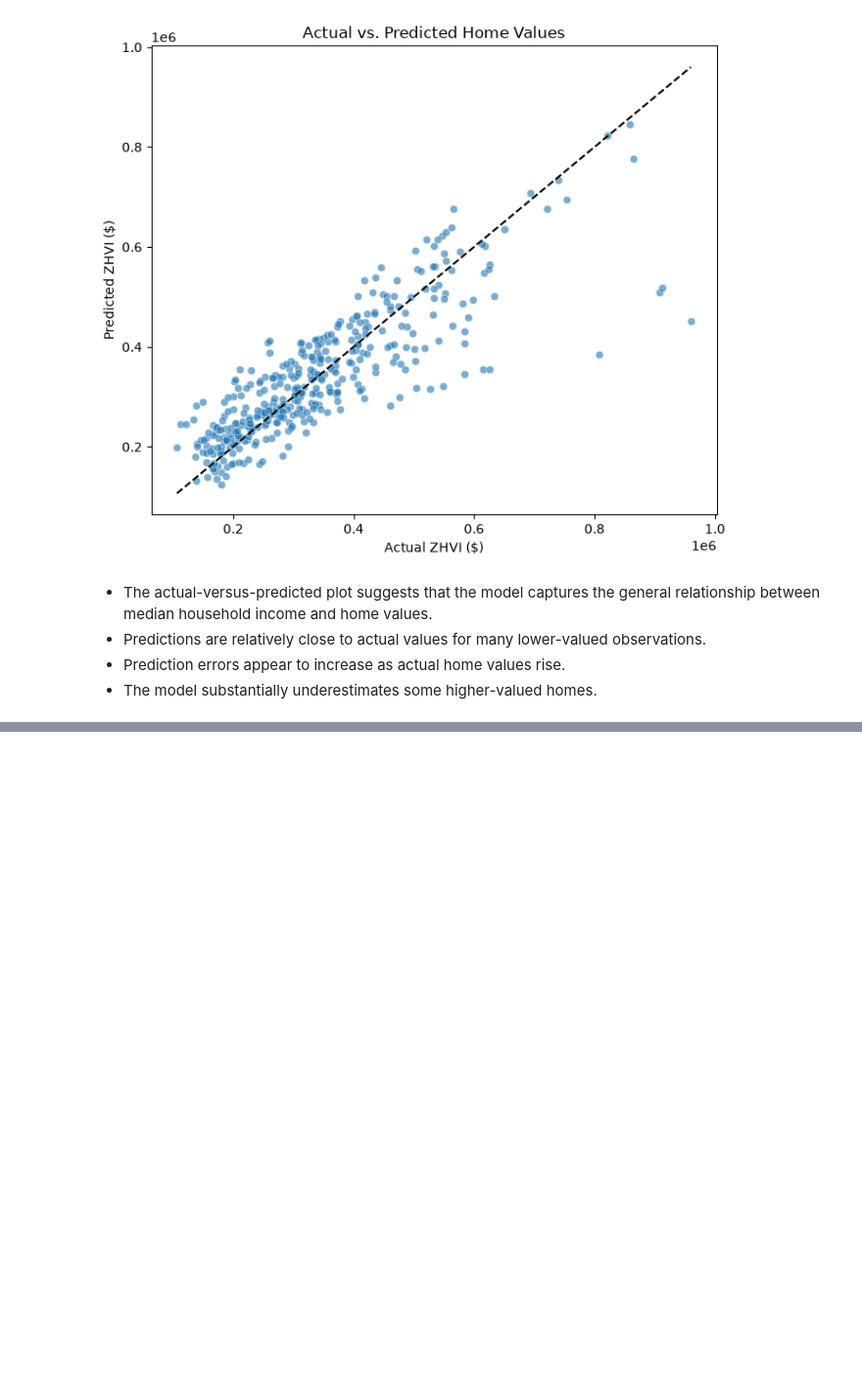
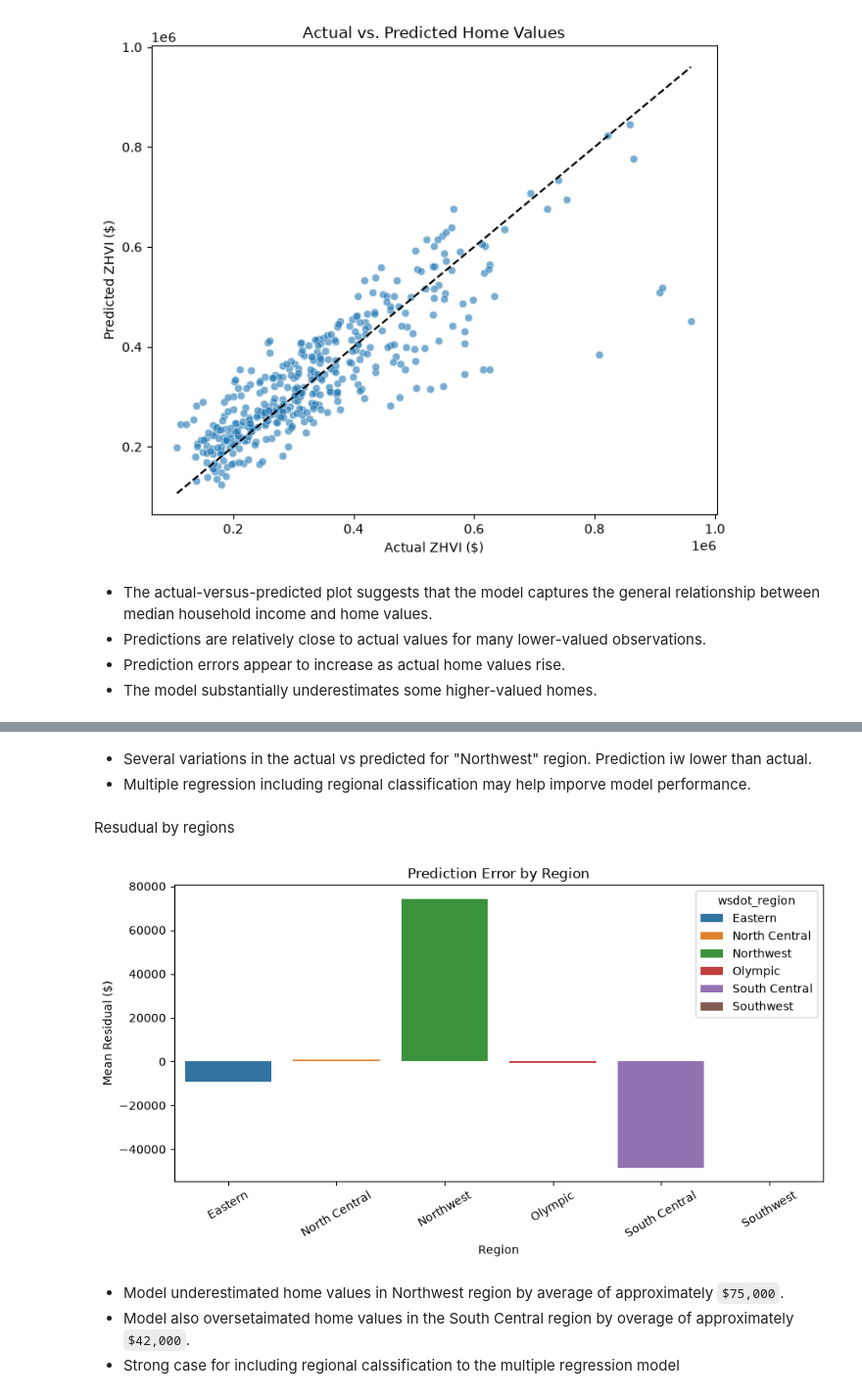
Before and after one commit to binay8/wa-housing, a Jupyter notebook: code/03_statistical_analysis.ipynb, the cells around one changed output, grey strips where cells are left out. Shown at 98% size. Drawn from its saved outputs; the diff is of its cells as text; code cells hidden in the pictures; blank space fills up the shorter version.

```diff
--- a/code/03_statistical_analysis.ipynb
+++ b/code/03_statistical_analysis.ipynb
@@ -158,0 +148,35 @@ plt.show()
+# %% [markdown]
+* Several variations in the actual vs predicted for "Northwest" region. Prediction iw lower than actual.
+* Multiple regression including regional classification may help imporve model performance.
+# %% [markdown]
+Resudual by regions
+# %%
+model_df["residual"] = (model_df["average_zhvi"] - model_df["predicted_zhvi"])
+
+regional_residuals = (
+    model_df.groupby("wsdot_region", as_index=False)
+    .agg(mean_residual=("residual", "mean"))
+)
+
+plt.figure(figsize=(9, 5))
+
+sns.barplot(
+    data=regional_residuals,
+    x="wsdot_region",
+    y="mean_residual",
+    hue="wsdot_region",
+    legend=True
+)
+
+plt.title("Prediction Error by Region")
+plt.xlabel("Region")
+plt.ylabel("Mean Residual ($)")
+plt.xticks(rotation=30)
+plt.tight_layout()
+plt.show()
+# %% [output]
+[figure, added]
+# %% [markdown]
+* Model underestimated home values in Northwest region by average of approximately `$75,000`.
+* Model also oversetaimated home values in the South Central region by overage of approximately `$42,000`.
+* Strong case for including regional calssification to the multiple regression model
```
Also changed, not shown: parts of 4 cells of this notebook, 2 other files.
